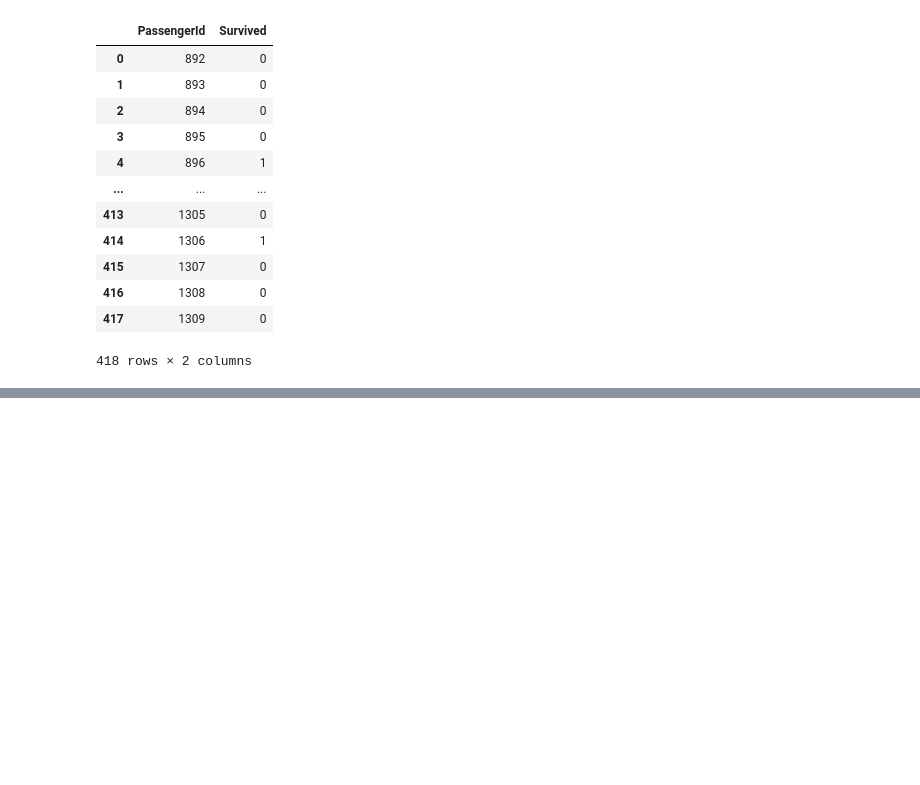
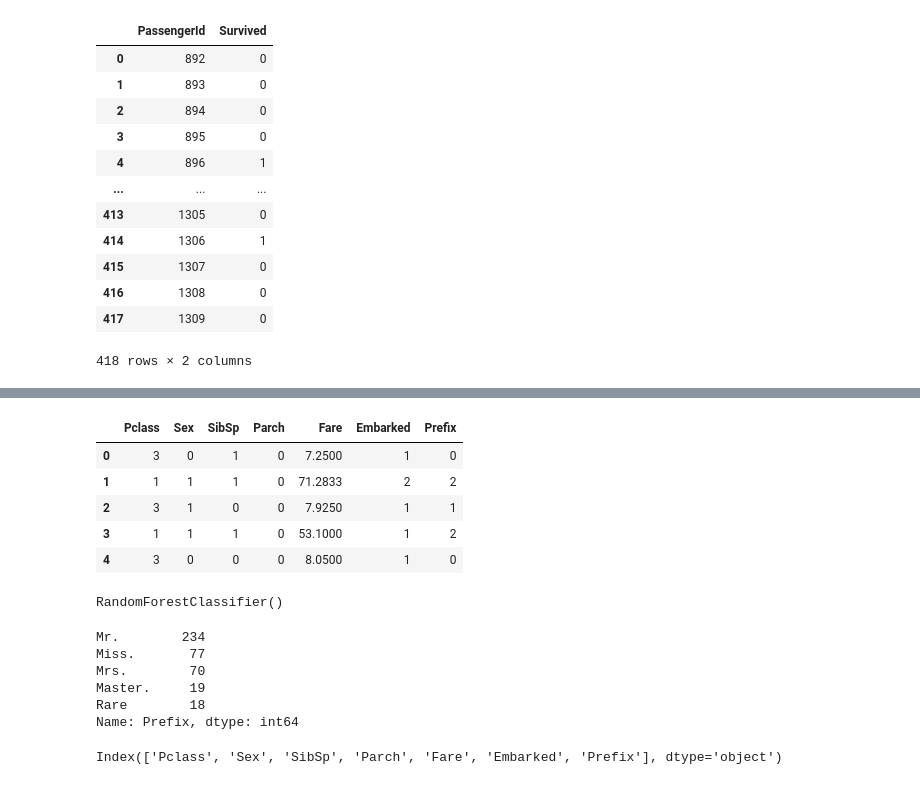
Before and after one commit to EgorovM/wsr-2020-notebooks, a Jupyter notebook: randomforest-with-ages-average.ipynb, the cells around one changed output, grey strips where cells are left out. Cells and saved outputs as stored; diff of their text form; code cells hidden in the pictures; blank space fills up the shorter version.

```diff
--- a/randomforest-with-ages-average.ipynb
+++ b/randomforest-with-ages-average.ipynb
@@ -515,0 +521,13 @@ df_answer.to_csv('answer.csv', index=False)
+# %%
+names = df_train['Name']
+# %%
+prefixes = []
+
+for i in range(len(names)):
+    name = names[i]
+    pref = name.split()[1]
+
+    if pref != 'Mr.' and pref != 'Miss.' and pref != 'Mrs.' and pref != 'Master.':
+        pref = 'Rare'
+
+    prefixes.append(pref)
@@ -515,0 +547,3 @@ df_answer.to_csv('answer.csv', index=False)
+# %%
+train_data['Prefix'] = prefixes
+train_data['Prefix'] = train_data['Prefix'].map({'Mr.': 0, 'Miss.': 1, 'Mrs.': 2, 'Master.': 3,  'Rare': 6})
@@ -515,0 +560,14 @@ df_answer.to_csv('answer.csv', index=False)
+# %%
+train_data.head()
+# %% [output]
+|  | Pclass | Sex | SibSp | Parch | Fare | Embarked | Prefix |
+| 0 | 3 | 0 | 1 | 0 | 7.2500 | 1 | 0 |
+| 1 | 1 | 1 | 1 | 0 | 71.2833 | 2 | 2 |
+| 2 | 3 | 1 | 0 | 0 | 7.9250 | 1 | 1 |
+| 3 | 1 | 1 | 1 | 0 | 53.1000 | 1 | 2 |
+| 4 | 3 | 0 | 0 | 0 | 8.0500 | 1 | 0 |
+# %%
+model = RandomForestClassifier()
+model.fit(train_data, target)
+# %% [output]
+RandomForestClassifier()
@@ -515,0 +589,13 @@ df_answer.to_csv('answer.csv', index=False)
+# %%
+df_test['Prefix'].value_counts()
+# %% [output]
+Mr.        234
+Miss.       77
+Mrs.        70
+Master.     19
+Rare        18
+Name: Prefix, dtype: int64
+# %%
+train_data.columns
+# %% [output]
+Index(['Pclass', 'Sex', 'SibSp', 'Parch', 'Fare', 'Embarked', 'Prefix'], dtype='object')
```
Also changed, not shown: parts of 17 cells of this notebook.
